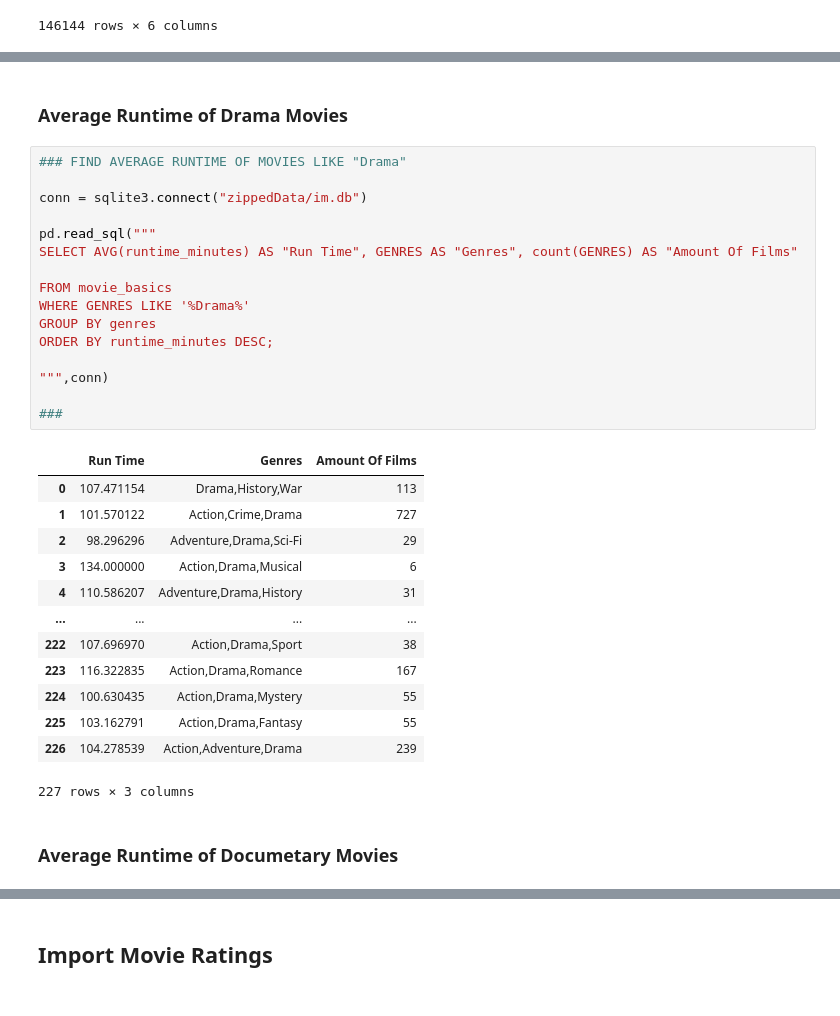
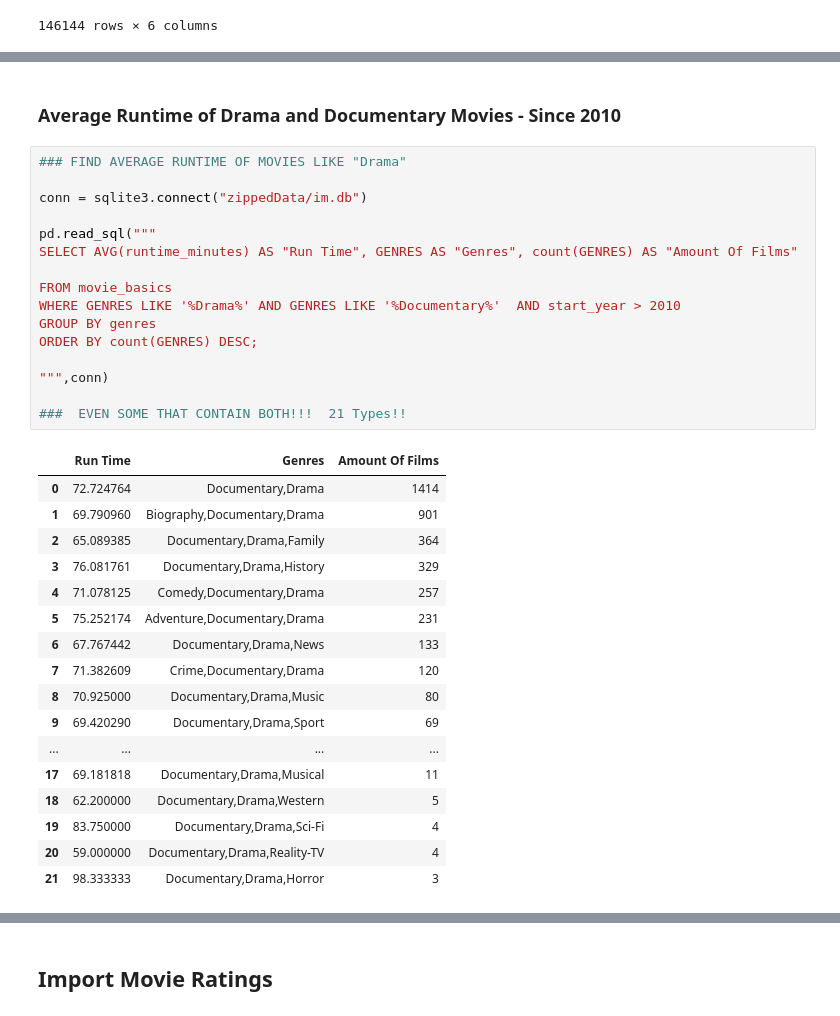
Before and after one commit to mrodberg/Pod1Capstone, a Jupyter notebook: Cam_Work.ipynb, the cells around one changed output, grey strips where cells are left out. Saved outputs shown, nothing was run; the diff lists cells and outputs as text.

```diff
--- a/Cam_Work.ipynb
+++ b/Cam_Work.ipynb
@@ -171,34 +644,36 @@ LIMIT 20;
 # %% [markdown]
-<h3> Average Runtime of Drama Movies
+<h3> Average Runtime of Drama and Documentary Movies - Since 2010
 # %%
 ### FIND AVERAGE RUNTIME OF MOVIES LIKE "Drama"
 
 conn = sqlite3.connect("zippedData/im.db")
 
 pd.read_sql("""
 SELECT AVG(runtime_minutes) AS "Run Time", GENRES AS "Genres", count(GENRES) AS "Amount Of Films"
 
 FROM movie_basics
-WHERE GENRES LIKE '%Drama%'
+WHERE GENRES LIKE '%Drama%' AND GENRES LIKE '%Documentary%'  AND start_year > 2010
 GROUP BY genres
-ORDER BY runtime_minutes DESC;
+ORDER BY count(GENRES) DESC;
 
 """,conn)
 
-###
+###  EVEN SOME THAT CONTAIN BOTH!!!  21 Types!!
 # %% [output]
 |  | Run Time | Genres | Amount Of Films |
-| 0 | 107.471154 | Drama,History,War | 113 |
-| 1 | 101.570122 | Action,Crime,Drama | 727 |
-| 2 | 98.296296 | Adventure,Drama,Sci-Fi | 29 |
-| 3 | 134.000000 | Action,Drama,Musical | 6 |
-| 4 | 110.586207 | Adventure,Drama,History | 31 |
+| 0 | 72.724764 | Documentary,Drama | 1414 |
+| 1 | 69.790960 | Biography,Documentary,Drama | 901 |
+| 2 | 65.089385 | Documentary,Drama,Family | 364 |
+| 3 | 76.081761 | Documentary,Drama,History | 329 |
+| 4 | 71.078125 | Comedy,Documentary,Drama | 257 |
+| 5 | 75.252174 | Adventure,Documentary,Drama | 231 |
+| 6 | 67.767442 | Documentary,Drama,News | 133 |
+| 7 | 71.382609 | Crime,Documentary,Drama | 120 |
+| 8 | 70.925000 | Documentary,Drama,Music | 80 |
+| 9 | 69.420290 | Documentary,Drama,Sport | 69 |
 | ... | ... | ... | ... |
-| 222 | 107.696970 | Action,Drama,Sport | 38 |
-| 223 | 116.322835 | Action,Drama,Romance | 167 |
-| 224 | 100.630435 | Action,Drama,Mystery | 55 |
-| 225 | 103.162791 | Action,Drama,Fantasy | 55 |
-| 226 | 104.278539 | Action,Adventure,Drama | 239 |
+| 17 | 69.181818 | Documentary,Drama,Musical | 11 |
+| 18 | 62.200000 | Documentary,Drama,Western | 5 |
+| 19 | 83.750000 | Documentary,Drama,Sci-Fi | 4 |
+| 20 | 59.000000 | Documentary,Drama,Reality-TV | 4 |
+| 21 | 98.333333 | Documentary,Drama,Horror | 3 |
-227 rows × 3 columns
-# %% [markdown]
-<h3> Average Runtime of Documetary Movies
```
Also changed, not shown: parts of 36 cells of this notebook.
